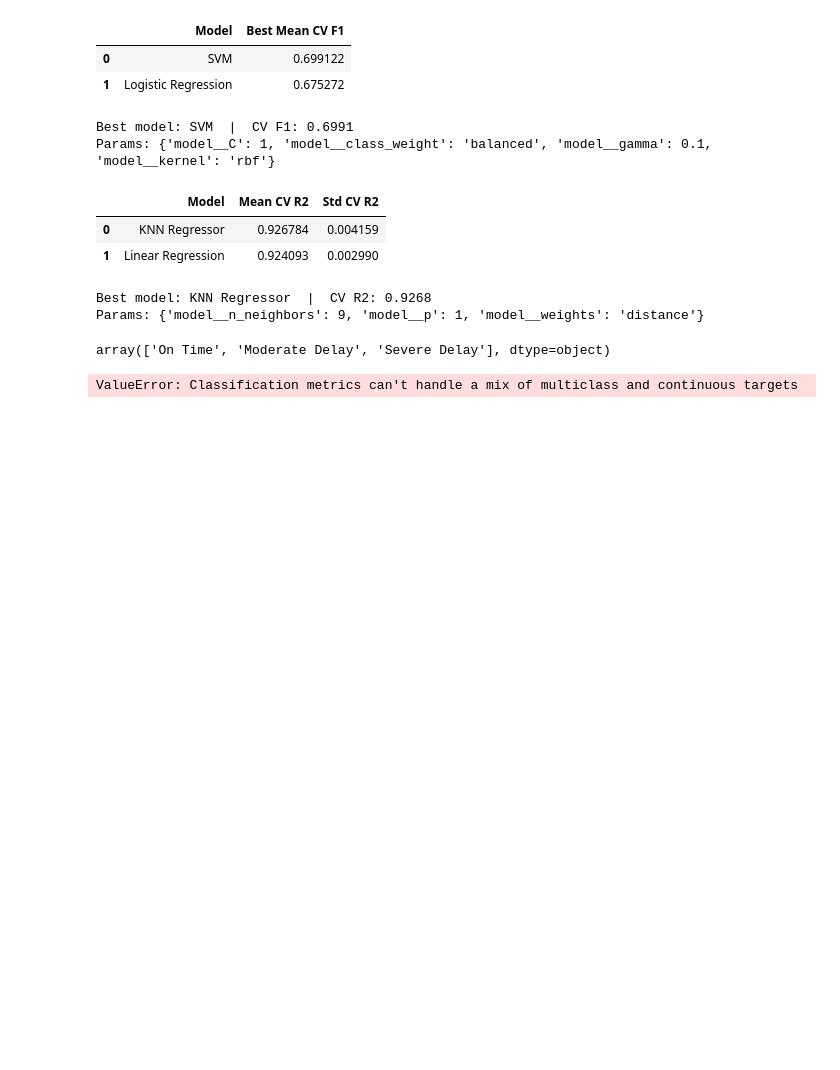
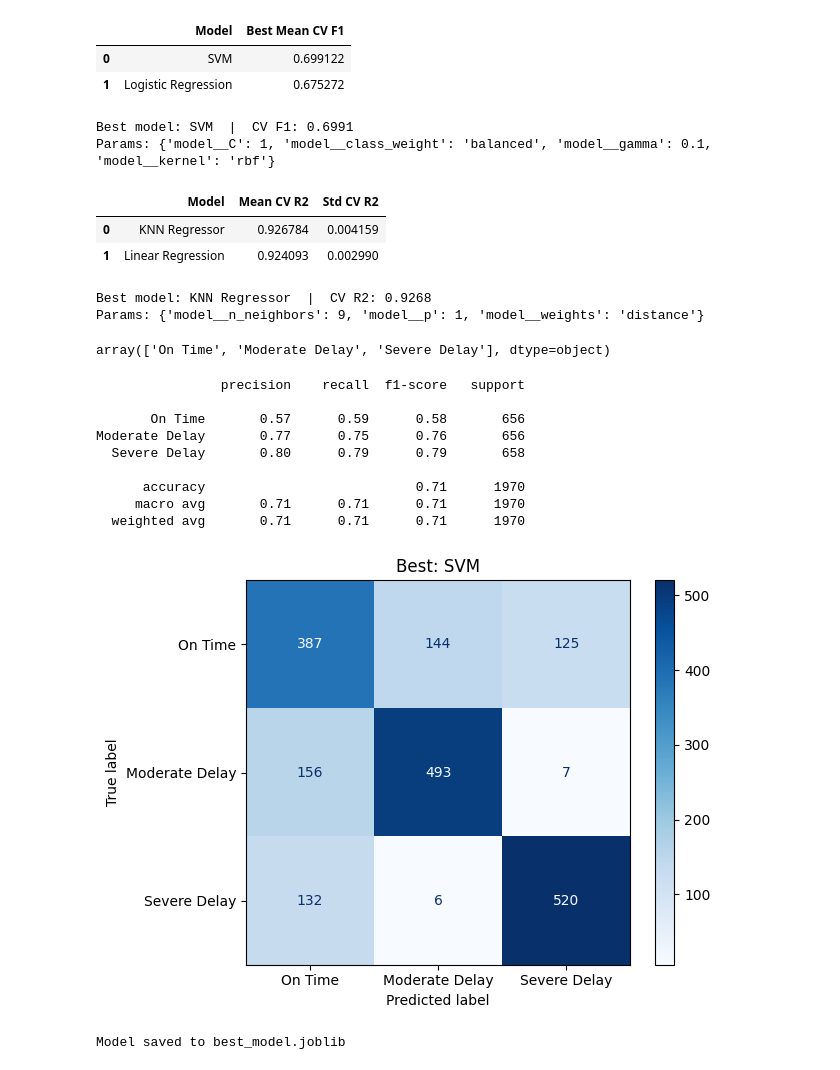
Before and after one commit to BinEmad7/deci_project-L4_term2, a Jupyter notebook: working_file.ipynb, the cells around one changed output. Cells and saved outputs as stored; diff of their text form; code cells hidden in the pictures; blank space fills up the shorter version.

```diff
--- a/working_file.ipynb
+++ b/working_file.ipynb
@@ -368,9 +368,9 @@ model_comparison_class
 # %%
 best_model_name_class = model_comparison_class.loc[0, 'Model']
 best_cv_f1 = model_comparison_class.loc[0, 'Best Mean CV F1']
-best_search = search_results_class[best_model_name_class]
+best_search_class = search_results_class[best_model_name_class]
 print(f"Best model: {best_model_name_class}  |  CV F1: {best_cv_f1:.4f}")
-print(f"Params: {best_search.best_params_}")
+print(f"Params: {best_search_class.best_params_}")
 # %% [output]
 Best model: SVM  |  CV F1: 0.6991
 Params: {'model__C': 1, 'model__class_weight': 'balanced', 'model__gamma': 0.1, 'model__kernel': 'rbf'}
@@ -443,23 +443,34 @@ y_delay_test.unique()
 # %% [output]
 array(['On Time', 'Moderate Delay', 'Severe Delay'], dtype=object)
 # %%
-y_delay_pred_best = best_search.predict(X_test)
+y_delay_pred_best = best_search_class.predict(X_test)
 ConfusionMatrixDisplay.from_predictions(
     y_delay_test, y_delay_pred_best,
     display_labels=['On Time', 'Moderate Delay', 'Severe Delay'],
     cmap=plt.cm.Blues, values_format='d',
 )
 plt.title(f'Best: {best_model_name_class}')
 print(classification_report(
     y_delay_test, y_delay_pred_best,
-    labels=[0, 1, 2], target_names=['On Time', 'Moderate Delay', 'Severe Delay'],
+    target_names=['On Time', 'Moderate Delay', 'Severe Delay'],
 ))
 plt.tight_layout()
 plt.show()
 # %% [output]
-ValueError: Classification metrics can't handle a mix of multiclass and continuous targets
+                precision    recall  f1-score   support
+
+       On Time       0.57      0.59      0.58       656
+Moderate Delay       0.77      0.75      0.76       656
+  Severe Delay       0.80      0.79      0.79       658
+
+      accuracy                           0.71      1970
+     macro avg       0.71      0.71      0.71      1970
+  weighted avg       0.71      0.71      0.71      1970
+[figure, added]
 # %%
-joblib.dump(best_search.best_estimator_, 'best_model.joblib')
+joblib.dump(best_search_class.best_estimator_, 'student_id_best_bus_delay_classifier.joblib')
 print('Model saved to best_model.joblib')
+# %% [output]
+Model saved to best_model.joblib
 # %%
 loaded_model = joblib.load('best_model.joblib')
```
Also changed, not shown: parts of 1 cell of this notebook, 2 other files.
